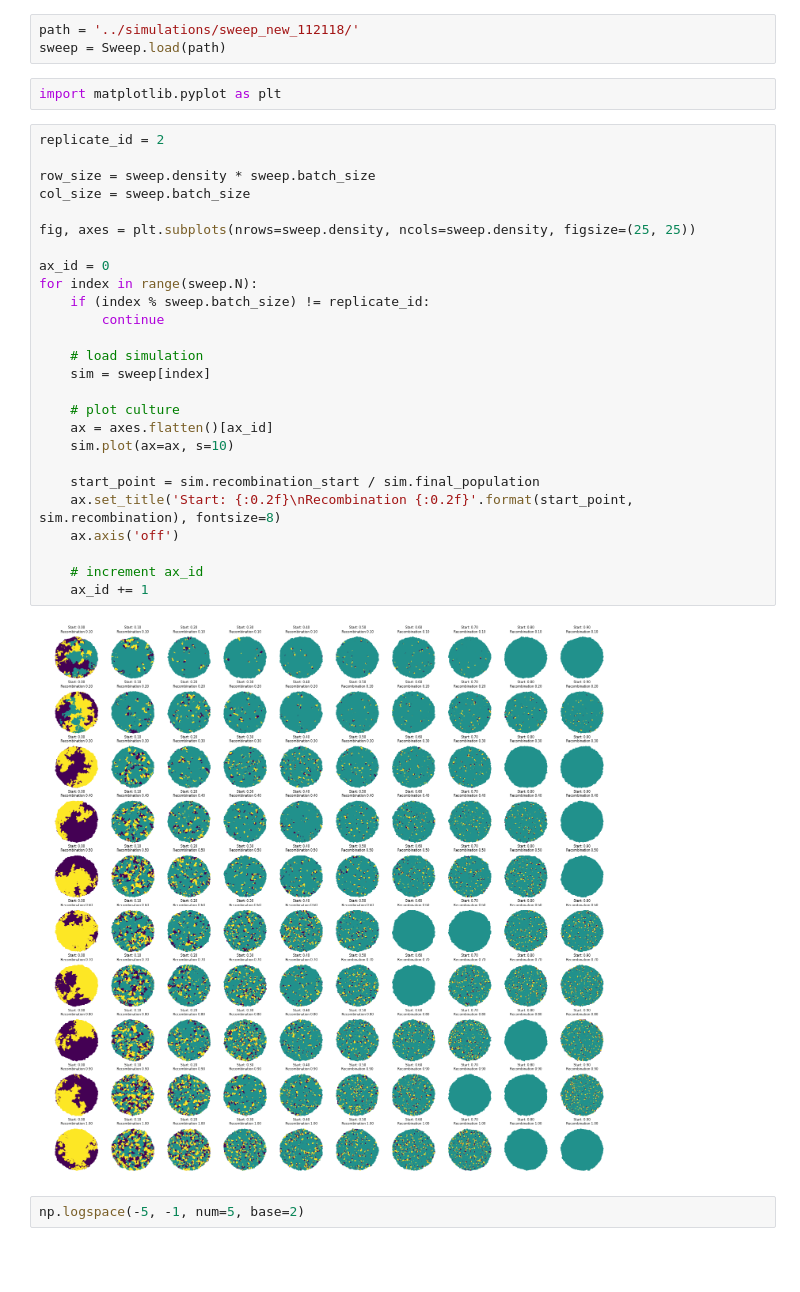
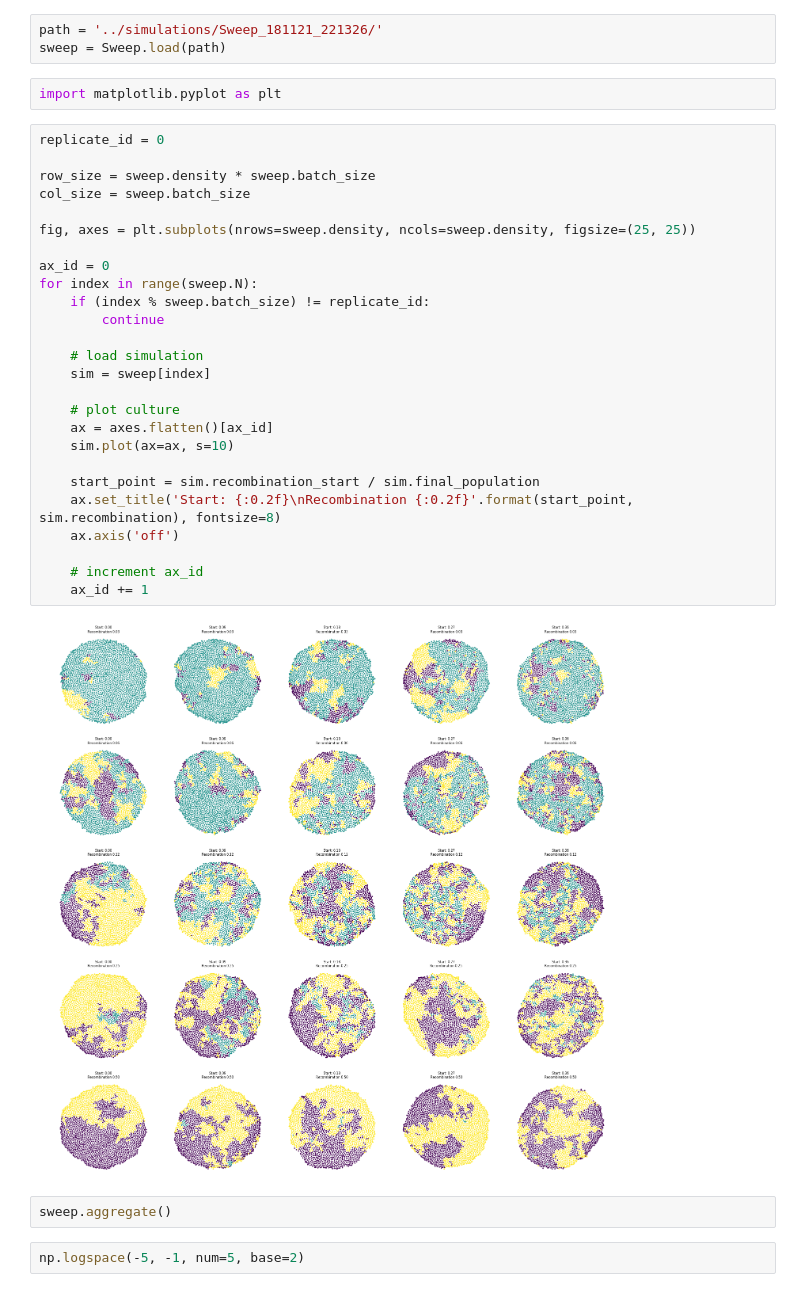
Before and after one commit to sbernasek/growth, a Jupyter notebook: notebooks/analysis.ipynb, the cells around one changed output. Cells and saved outputs as stored; diff of their text form; blank space fills up the shorter version.

Commit message:
changed sweep range

```diff
--- a/notebooks/analysis.ipynb
+++ b/notebooks/analysis.ipynb
@@ -12,36 +12,38 @@ sweep_111918_new_format/ sweep_new_112118/
 # %%
-path = '../simulations/sweep_new_112118/'
+path = '../simulations/Sweep_181121_221326/'
 sweep = Sweep.load(path)
 # %%
 import matplotlib.pyplot as plt
 # %%
-replicate_id = 2
+replicate_id = 0
 
 row_size = sweep.density * sweep.batch_size
 col_size = sweep.batch_size
 
 fig, axes = plt.subplots(nrows=sweep.density, ncols=sweep.density, figsize=(25, 25))
 
 ax_id = 0
 for index in range(sweep.N):
     if (index % sweep.batch_size) != replicate_id:
         continue
 
     # load simulation
     sim = sweep[index]
 
     # plot culture
     ax = axes.flatten()[ax_id]
     sim.plot(ax=ax, s=10)
 
     start_point = sim.recombination_start / sim.final_population
     ax.set_title('Start: {:0.2f}\nRecombination {:0.2f}'.format(start_point, sim.recombination), fontsize=8)
     ax.axis('off')
 
     # increment ax_id
     ax_id += 1
 # %% [output]
-[figure, old version]
+[figure, new version]
+# %%
+sweep.aggregate()
 # %%
 np.logspace(-5, -1, num=5, base=2)
 # %% [output]
```
Also changed, not shown: parts of 3 cells of this notebook, 2 other files.
